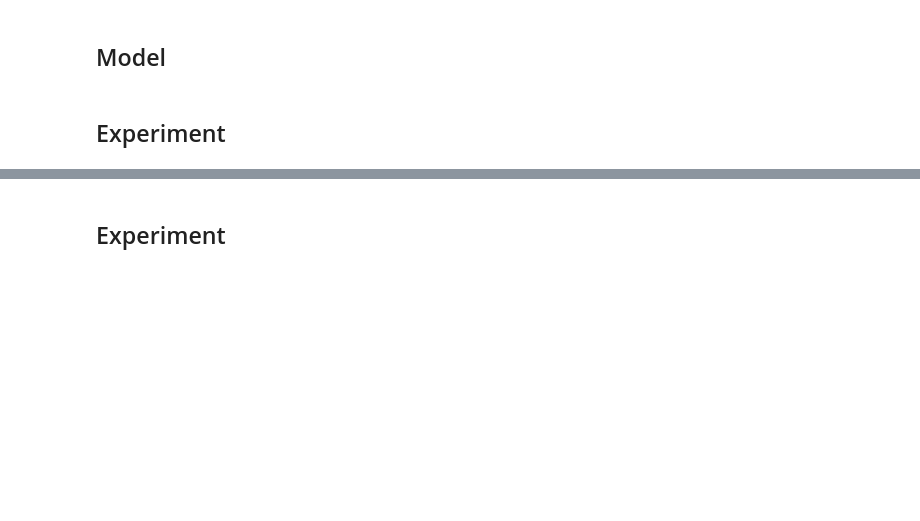
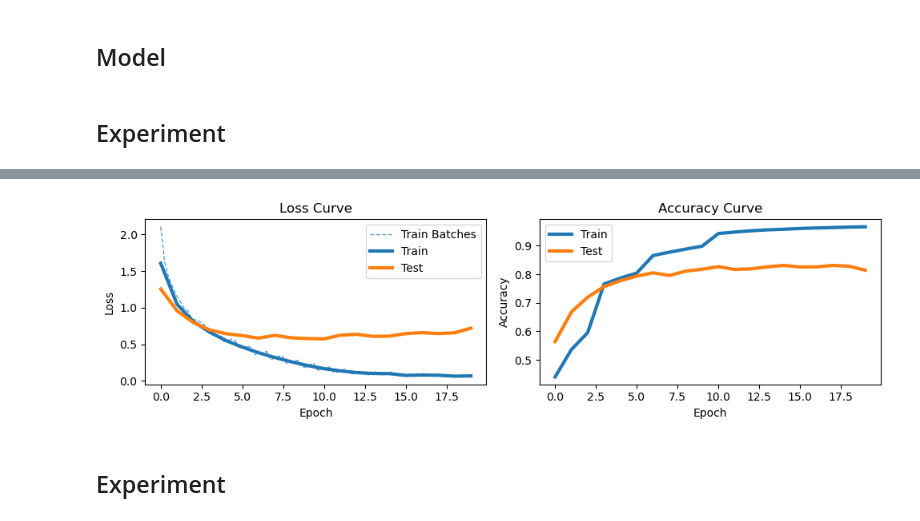
Before and after one commit to Ataago-AI/NN-Deep-Learning, a Jupyter notebook: assignment/NN_DL_Assignment_1.ipynb, the cells around one changed output, grey strips where cells are left out. Cells and saved outputs as stored; diff of their text form; code cells hidden in the pictures; blank space fills up the shorter version.

```diff
--- a/assignment/NN_DL_Assignment_1.ipynb
+++ b/assignment/NN_DL_Assignment_1.ipynb
@@ -650,0 +605,4 @@ KeyboardInterrupt
+# %%
+trainer.train(epochs=10, use_gpu=USE_GPU)
+trainer.plot()
+# %% [output]
@@ -651,3 +690,4 @@ KeyboardInterrupt
+[figure, added]
 # %% [markdown]
 ## Experiment
 # %%
```
Also changed, not shown: parts of 17 cells of this notebook.
